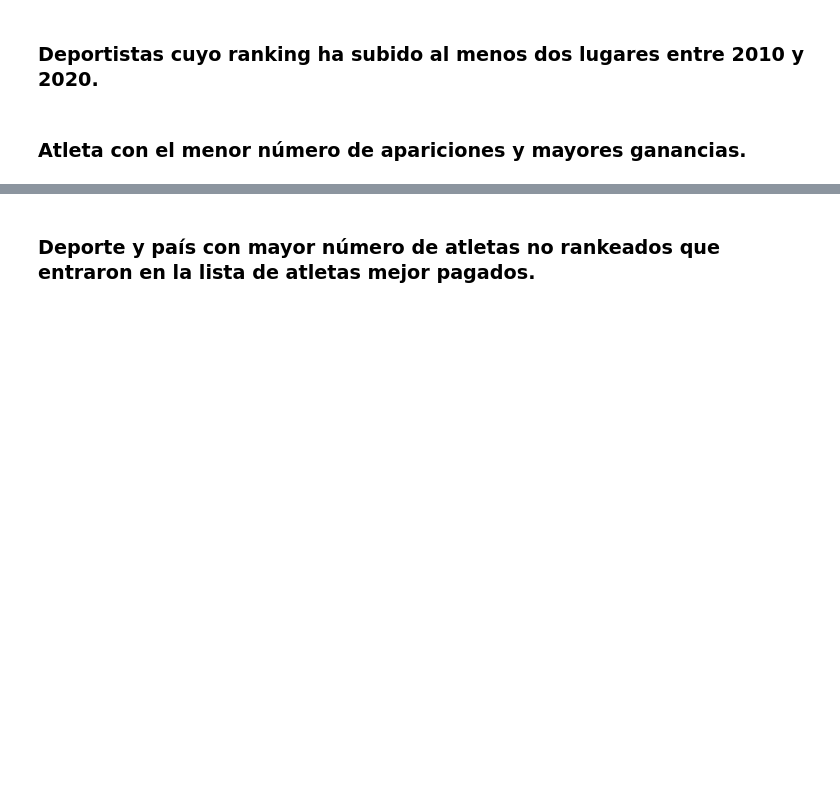
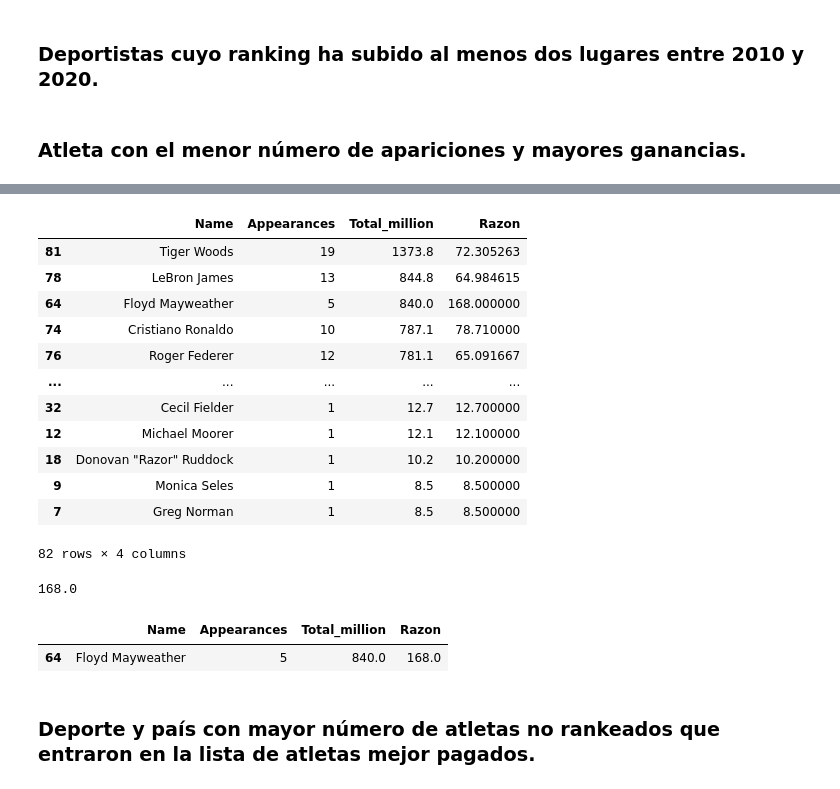
Before and after one commit to RodolfoKuman/devf_proyecto_modulo2, a Jupyter notebook: proyecto.ipynb, the cells around one changed output, grey strips where cells are left out. Drawn from its saved outputs; the diff is of its cells as text; code cells hidden in the pictures; blank space fills up the shorter version.

```diff
--- a/proyecto.ipynb
+++ b/proyecto.ipynb
@@ -41,3 +44,9 @@ memory usage: 18.9+ KB
 ### Deportistas cuyo ranking ha subido al menos dos lugares entre 2010 y 2020.
 # %% [markdown]
 ### Atleta con el menor número de apariciones y mayores ganancias.
+# %%
+deportistas_copy = deportistas_df.copy()
+# %%
+deportistas_copy2= deportistas_copy.groupby(['Name']).size().reset_index(name= 'Appearances')
+deportistas_copy2 = deportistas_copy2.sort_values('Appearances')
+deportistas_copy2
@@ -43,0 +67,4 @@ memory usage: 18.9+ KB
+# %%
+deportistas_copy2_2= deportistas_copy.groupby(['Name'])['earnings ($ million)'].agg('sum').reset_index(name= 'Total_million')
+deportistas_copy2_2 = deportistas_copy2_2.sort_values('Total_million', ascending= False)
+deportistas_copy2_2
@@ -43,0 +85,3 @@ memory usage: 18.9+ KB
+# %%
+deportistas_copy2_3 = pd.merge(deportistas_copy2, deportistas_copy2_2, how= 'inner', on= 'Name').sort_values('Total_million', ascending=False)
+deportistas_copy2_3
@@ -44,3 +102,30 @@ memory usage: 18.9+ KB
+# %%
+deportistas_copy2_3['Razon']= (deportistas_copy2_3['Total_million']) / (deportistas_copy2_3['Appearances'])
+deportistas_copy2_3
+# %% [output]
+|  | Name | Appearances | Total_million | Razon |
+| 81 | Tiger Woods | 19 | 1373.8 | 72.305263 |
+| 78 | LeBron James | 13 | 844.8 | 64.984615 |
+| 64 | Floyd Mayweather | 5 | 840.0 | 168.000000 |
+| 74 | Cristiano Ronaldo | 10 | 787.1 | 78.710000 |
+| 76 | Roger Federer | 12 | 781.1 | 65.091667 |
+| ... | ... | ... | ... | ... |
+| 32 | Cecil Fielder | 1 | 12.7 | 12.700000 |
+| 12 | Michael Moorer | 1 | 12.1 | 12.100000 |
+| 18 | Donovan "Razor" Ruddock | 1 | 10.2 | 10.200000 |
+| 9 | Monica Seles | 1 | 8.5 | 8.500000 |
+| 7 | Greg Norman | 1 | 8.5 | 8.500000 |
+82 rows × 4 columns
+# %%
+#Buscando la cantidad maxima de ganancias
+deportistas_copy2_3['Razon'].max()
+# %% [output]
+168.0
+# %%
+deportistas_copy2_3[deportistas_copy2_3['Razon'] == 168.0]
+# %% [output]
+|  | Name | Appearances | Total_million | Razon |
+| 64 | Floyd Mayweather | 5 | 840.0 | 168.0 |
 # %% [markdown]
 ### Deporte y país con mayor número de atletas no rankeados que entraron en la lista de atletas mejor pagados.
 # %% [markdown]
```
Also changed, not shown: parts of 13 cells of this notebook, 1 other file.
